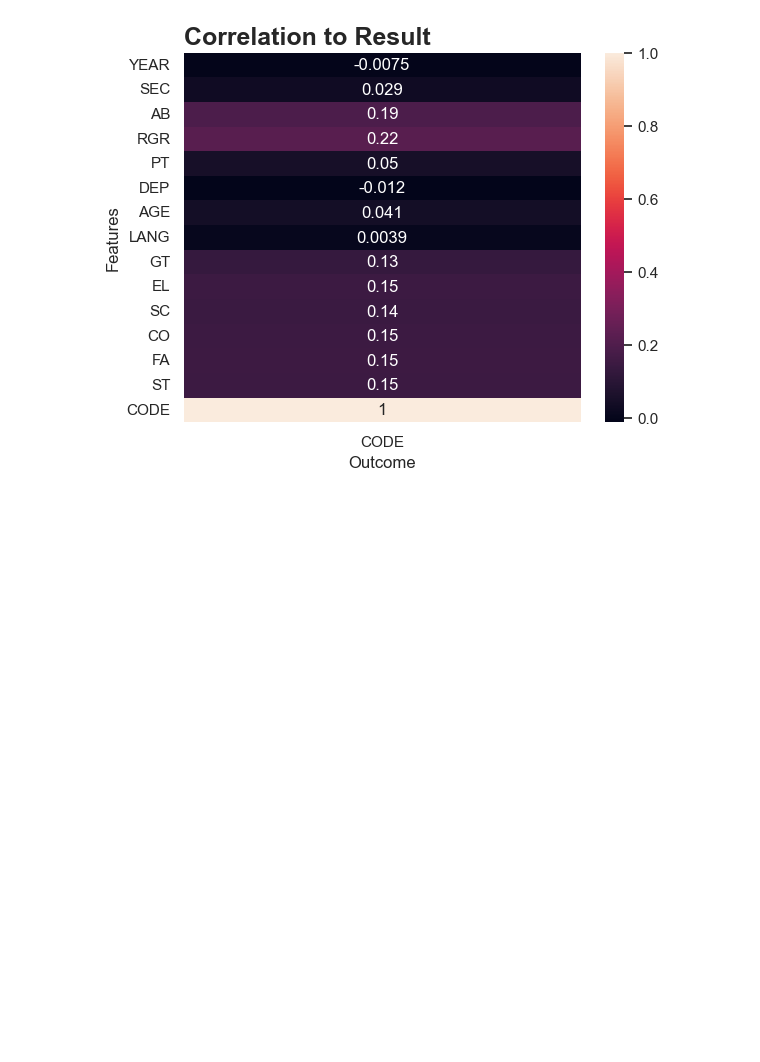
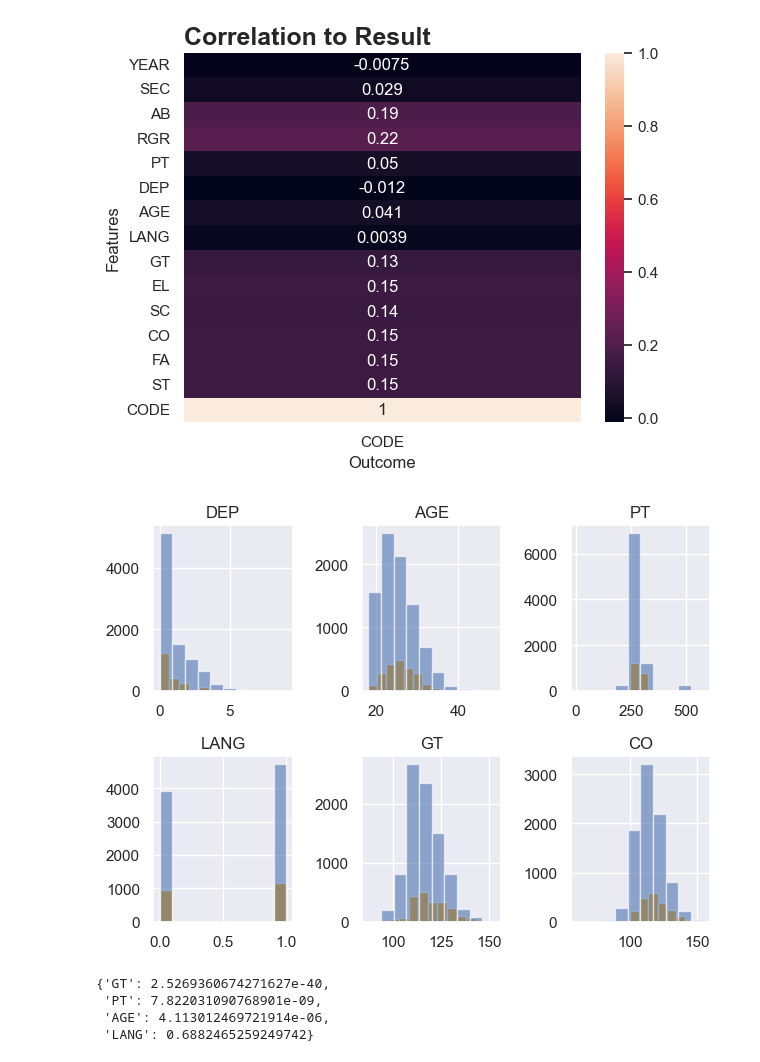
Before and after one commit to JaimeVRodriguez/psyop_selection_analysis, a Jupyter notebook: notebooks/eda.ipynb, the cells around one changed output. Drawn from its saved outputs; the diff is of its cells as text; code cells hidden in the pictures; blank space fills up the shorter version.

Commit message:
update readme, complete t-tests

```diff
--- a/notebooks/eda.ipynb
+++ b/notebooks/eda.ipynb
@@ -147,3 +147,22 @@ corr_matrix = combined.corr().loc[:, ['CODE']]
 plot.select_correlation(combined, 'Correlation to Result', 'Outcome', 'Features')
 # %% [output]
 [figure]
+# %%
+selected = combined.loc[combined.CODE == 1]
+not_selected = combined.loc[combined.CODE == 0]
+# %%
+plot.distributions(selected, not_selected)
+# %% [output]
+[figure, added]
+# %%
+tests = functions.ttest(selected, not_selected, ['GT', 'PT', 'AGE', 'LANG'])
+
+# PT_test = functions.ttest(selected, not_selected, 'PT')
+# AGE_test = functions.ttest(selected, not_selected, 'AGE')
+# LANG_test = functions.ttest(selected, not_selected, 'LANG')
+functions.pvalues(tests)
+# %% [output]
+{'GT': 2.5269360674271627e-40,
+ 'PT': 7.822031090768901e-09,
+ 'AGE': 4.113012469721914e-06,
+ 'LANG': 0.6882465259249742}
```
Also changed, not shown: parts of 2 cells of this notebook, 6 other files.
